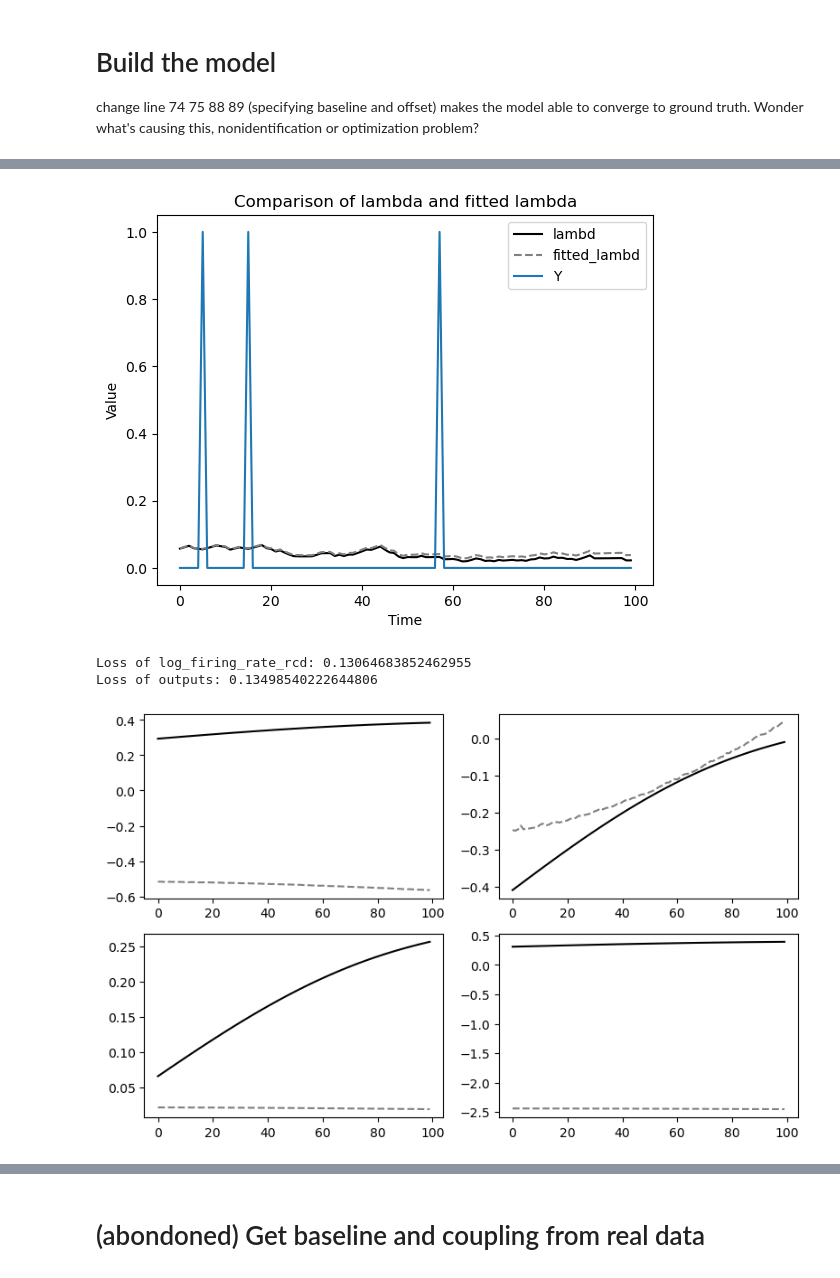
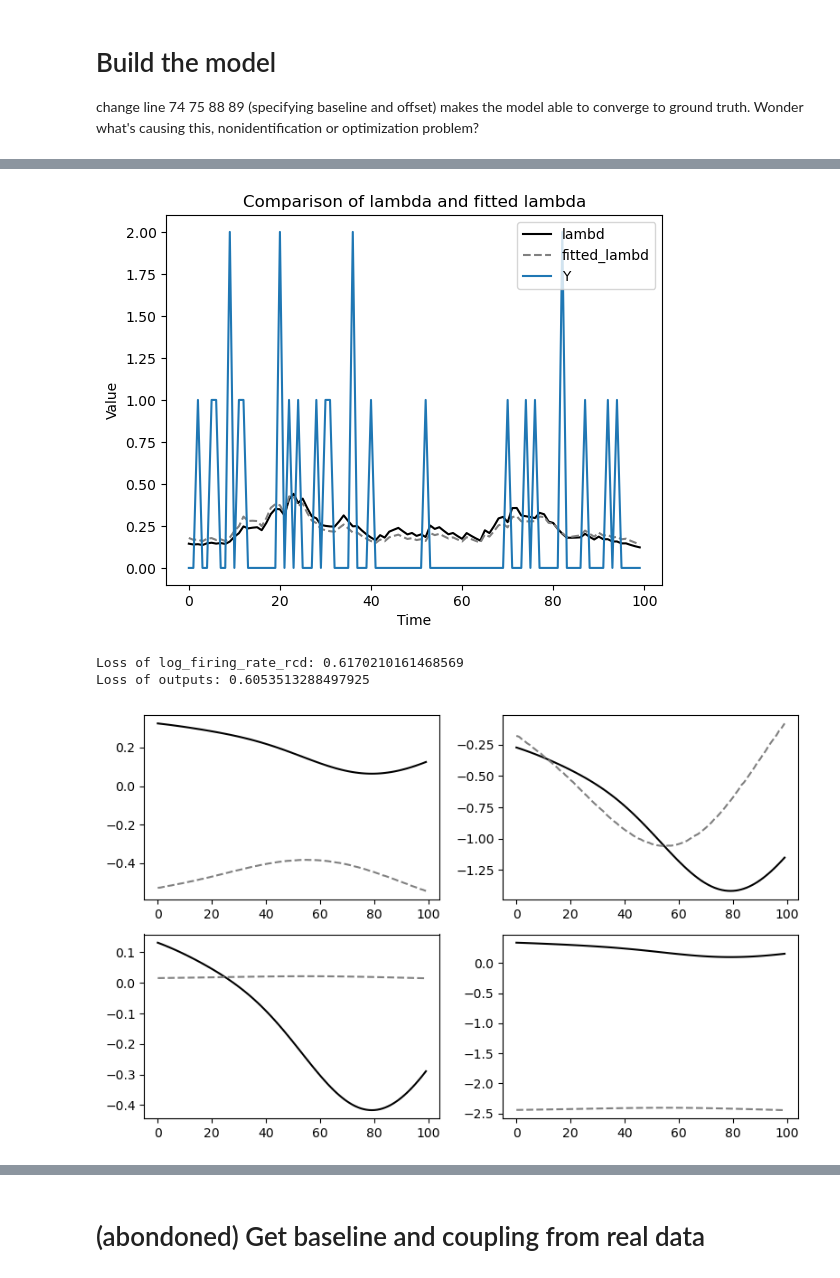
Before and after one commit to Qi-Xin/FC-GPFA, a Jupyter notebook: Decoder&Encoder.ipynb, the cells around one changed output, grey strips where cells are left out. Drawn from its saved outputs; the diff is of its cells as text; code cells hidden in the pictures.

Commit message:
snapshot of “okay”ly posterior approaching latents

```diff
--- a/Decoder&Encoder.ipynb
+++ b/Decoder&Encoder.ipynb
@@ -195,7 +195,7 @@ for jarea in range(narea):
 
 ### Generate time-varying coupling strength coefficients
 nlatent = 1
-gt_latent_params = {'sigma2':0.25, 'nlatent':nlatent, 'offset':0.5, 'L':20}
+gt_latent_params = {'sigma2':0.25, 'nlatent':nlatent, 'offset':0.5, 'L':50}
 project_w = (np.random.uniform(low=-1, high=1, size=(narea, narea, nlatent)))
 project_w *= 2/np.sqrt(np.sum(project_w**2))
 K_gt = get_K(nt=nt, L=gt_latent_params['L'], sigma2=gt_latent_params['sigma2'])
@@ -294,6 +294,7 @@ class FC_GPFC(nn.Module):
             # self.latents_readout = nn.Parameter(torch.from_numpy(project_w).float().to(device))
             self.time_varying_coef_offset = nn.Parameter(0.1 * (torch.randn(self.npop, self.npop, 1, 1, device=self.device) * 2 - 1))
             # self.time_varying_coef_offset = nn.Parameter(gt_latent_params['offset'] * torch.ones(self.npop, self.npop, 1, 1, device=device))
+            # self.time_varying_coef_offset = nn.Parameter(0.1 * torch.ones(self.npop, self.npop, 1, 1, device=device))
             ###############################################
 
             coupling_filter_params = {'peaks_max':20.2, 'num':3, 'nonlinear':0.5}
@@ -403,7 +404,7 @@ class FC_GPFC(nn.Module):
 torch.manual_seed(0)
 
 # Instantiate the model
-K = get_K(nt=gt_neuron_params['nt'], L=gt_latent_params['L'], sigma2=gt_latent_params['sigma2'])
+K = get_K(nt=gt_neuron_params['nt'], L=50, sigma2=gt_latent_params['sigma2'])
 # model = FC_GPFC(spikes, latents=latents[:,:,gt_neuron_params['npadding']:], npadding=gt_neuron_params['npadding'])
 model = FC_GPFC(spikes, K=K, nlatent=1, npadding=gt_neuron_params['npadding'], device=device)
 model.latents = torch.tensor(latents[:,:,gt_neuron_params['npadding']:], dtype=torch.float32, device=device)
@@ -414,7 +415,7 @@ criterion = nn.PoissonNLLLoss()
 optimizer = optim.SGD(model.parameters(), lr=5e-2)
 
 # Training loop
-PRINT_EPOCH = 10
+PRINT_EPOCH = 100
 PENAL_beta_coupling = 1e-3
 tol = 1e-6
 num_EM_epochs = 1
@@ -460,7 +461,7 @@ for EM_epoch in range(num_EM_epochs):
     # E-step
 
     model.normalize()
-    elbo = model.reestimate_latents(lr=1e-2, max_iter=num_E_iter, tol=1e-6, verbose=True)
+    elbo = model.reestimate_latents(lr=1e-1, max_iter=num_E_iter, tol=1e-6, verbose=True)
     print(f"ELBO after {EM_epoch}th E-step: {elbo:.4f}")
     outputs = model()
     loss = 0
@@ -500,31 +494,31 @@ plt.plot(model.latents[trial,0,:].T.detach().cpu().numpy(), '--', color='grey')
 # %%
-trial_to_plot = 0
+trial_to_plot = 1
 
 plt.figure()
 plt.plot(np.exp(log_firing_rate_rcd[trial_to_plot,-1,gt_neuron_params['npadding']:]), color='k', label='lambd')
 plt.plot(np.exp(outputs[-1].detach().cpu().numpy()[trial_to_plot, -1, :]), '--', color='grey', label='fitted_lambd')
 plt.plot(spikes[-1][trial_to_plot, -1, gt_neuron_params['npadding']:], '-', label='Y')
 plt.xlabel('Time')
 plt.ylabel('Value')
 plt.title('Comparison of lambda and fitted lambda')
 plt.legend()
 plt.show()
 
 # Calculate the loss
 loss_rcd = criterion(torch.tensor(log_firing_rate_rcd[trial_to_plot,-1,gt_neuron_params['npadding']:], device=device),
                      model.spikes[-1][trial_to_plot, -1, gt_neuron_params['npadding']:])
 loss_outputs = criterion(torch.tensor(outputs[-1].detach().cpu().numpy()[trial_to_plot, -1, :], device=device),
                          model.spikes[-1][trial_to_plot, -1, gt_neuron_params['npadding']:])
 print("Loss of log_firing_rate_rcd:", loss_rcd.item())
 print("Loss of outputs:", loss_outputs.item())
 # %% [output]
-[figure, old version]
+[figure, new version]
-Loss of log_firing_rate_rcd: 0.13064683852462955
-Loss of outputs: 0.13498540222644806
+Loss of log_firing_rate_rcd: 0.6170210161468569
+Loss of outputs: 0.6053513288497925
 # %%
 import matplotlib.pyplot as plt
 
-trial = 27
+trial = 0
 fig, axs = plt.subplots(narea, narea, figsize=(8, 5))
 for i in range(narea):
     for j in range(narea):
@@ -535,7 +529,7 @@ for i in range(narea):
 plt.tight_layout()
 plt.show()
 # %% [output]
-[figure, old version]
+[figure, new version]
 # %%
 for iarea in range(1, narea):
     print(f"weight from 0 to {iarea}: {model.latents_readout[0,iarea,0].item()}, {project_w[0,iarea,0]}")
```
Also changed, not shown: parts of 5 cells of this notebook.
